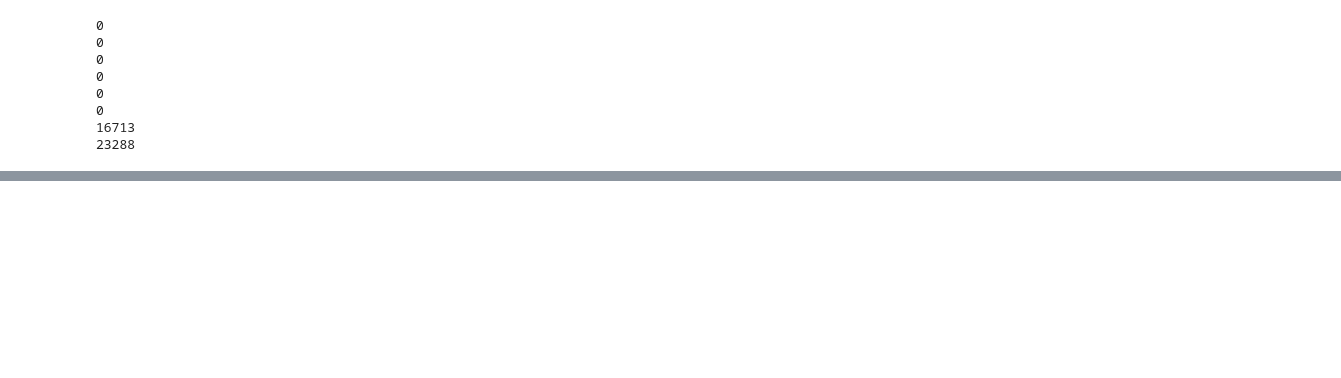
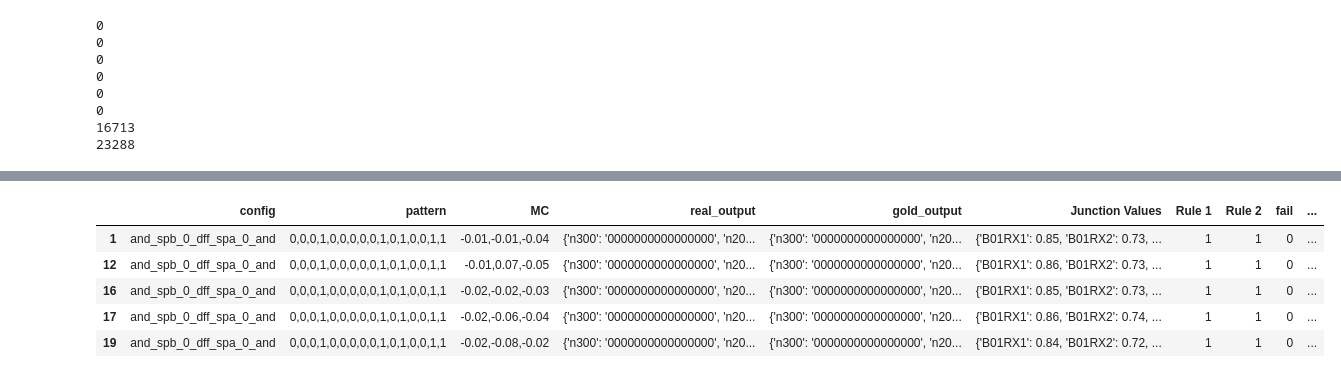
Before and after one commit to carrienlei/RSFQ_2, a Jupyter notebook: RSFQ_2.ipynb, the cells around one changed output, grey strips where cells are left out. Cells and saved outputs as stored; diff of their text form; code cells hidden in the pictures; blank space fills up the shorter version.

```diff
--- a/RSFQ_2.ipynb
+++ b/RSFQ_2.ipynb
@@ -115,0 +121,9 @@ print(len(condition7_df))
+# %%
+condition6_df.head()
+# %% [output]
+|  | config | pattern | MC | real_output | gold_output | Junction Values | Rule 1 | Rule 2 | fail | ... |
+| 1 | and_spb_0_dff_spa_0_and | 0,0,0,1,0,0,0,0,0,1,0,1,0,0,1,1 | -0.01,-0.01,-0.04 | {'n300': '0000000000000000', 'n20... | {'n300': '0000000000000000', 'n20... | {'B01RX1': 0.85, 'B01RX2': 0.73, ... | 1 | 1 | 0 | ... |
+| 12 | and_spb_0_dff_spa_0_and | 0,0,0,1,0,0,0,0,0,1,0,1,0,0,1,1 | -0.01,0.07,-0.05 | {'n300': '0000000000000000', 'n20... | {'n300': '0000000000000000', 'n20... | {'B01RX1': 0.86, 'B01RX2': 0.73, ... | 1 | 1 | 0 | ... |
+| 16 | and_spb_0_dff_spa_0_and | 0,0,0,1,0,0,0,0,0,1,0,1,0,0,1,1 | -0.02,-0.02,-0.03 | {'n300': '0000000000000000', 'n20... | {'n300': '0000000000000000', 'n20... | {'B01RX1': 0.85, 'B01RX2': 0.73, ... | 1 | 1 | 0 | ... |
+| 17 | and_spb_0_dff_spa_0_and | 0,0,0,1,0,0,0,0,0,1,0,1,0,0,1,1 | -0.02,-0.06,-0.04 | {'n300': '0000000000000000', 'n20... | {'n300': '0000000000000000', 'n20... | {'B01RX1': 0.86, 'B01RX2': 0.74, ... | 1 | 1 | 0 | ... |
+| 19 | and_spb_0_dff_spa_0_and | 0,0,0,1,0,0,0,0,0,1,0,1,0,0,1,1 | -0.02,-0.08,-0.02 | {'n300': '0000000000000000', 'n20... | {'n300': '0000000000000000', 'n20... | {'B01RX1': 0.84, 'B01RX2': 0.72, ... | 1 | 1 | 0 | ... |
```
Also changed, not shown: parts of 4 cells of this notebook.
